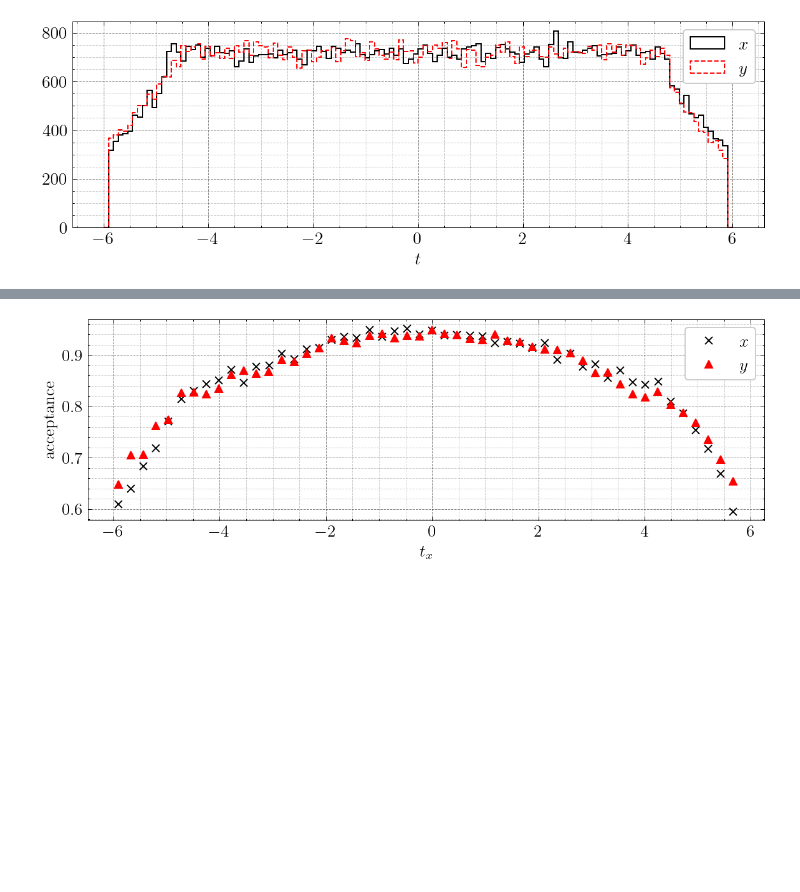
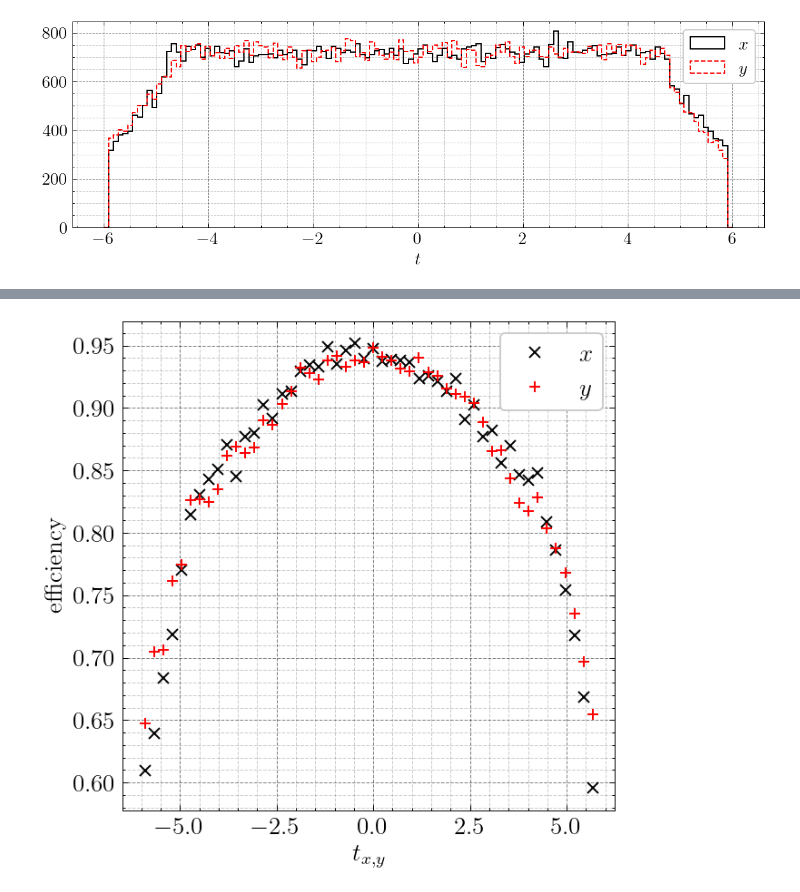
Before and after one commit to kauniska/ecal_reco, a Jupyter notebook: geant4/analysis/acceptance.ipynb, the cells around one changed output, grey strips where cells are left out. Drawn from its saved outputs; the diff is of its cells as text; code cells hidden in the pictures; blank space fills up the shorter version.

```diff
--- a/geant4/analysis/acceptance.ipynb
+++ b/geant4/analysis/acceptance.ipynb
@@ -161,14 +161,14 @@ plt.savefig('../../../figs/good_bad_tracks.pdf')
 # %%
-plt.figure(figsize=(10, 3))
+plt.figure(figsize=(5, 5))
 plt.plot(t_goodx[:-1], n_goodx/(n_goodx + n_badx), 'x', label = '$x$')
-plt.plot(t_goody[:-1], n_goody/(n_goody + n_bady), '^', label = '$y$')
+plt.plot(t_goody[:-1], n_goody/(n_goody + n_bady), '+', label = '$y$')
 plt.legend()
 plt.grid(which = 'major', alpha = 0.5)
 plt.grid(which = 'minor', alpha = 0.2)
-plt.xlabel('$t_x$')
-plt.ylabel('acceptance')
-plt.savefig('../../../figs/acceptance.pdf')
+plt.xlabel('$t_{x,y}$')
+plt.ylabel('efficiency')
+plt.savefig('../../../figs/efficiency.pdf')
 # %% [output]
-[figure, old version]
+[figure, new version]
 # %%
 with open('data_acceptance_x.pkl', 'wb') as outp:
```
Also changed, not shown: parts of 4 cells of this notebook, 2 other files.
